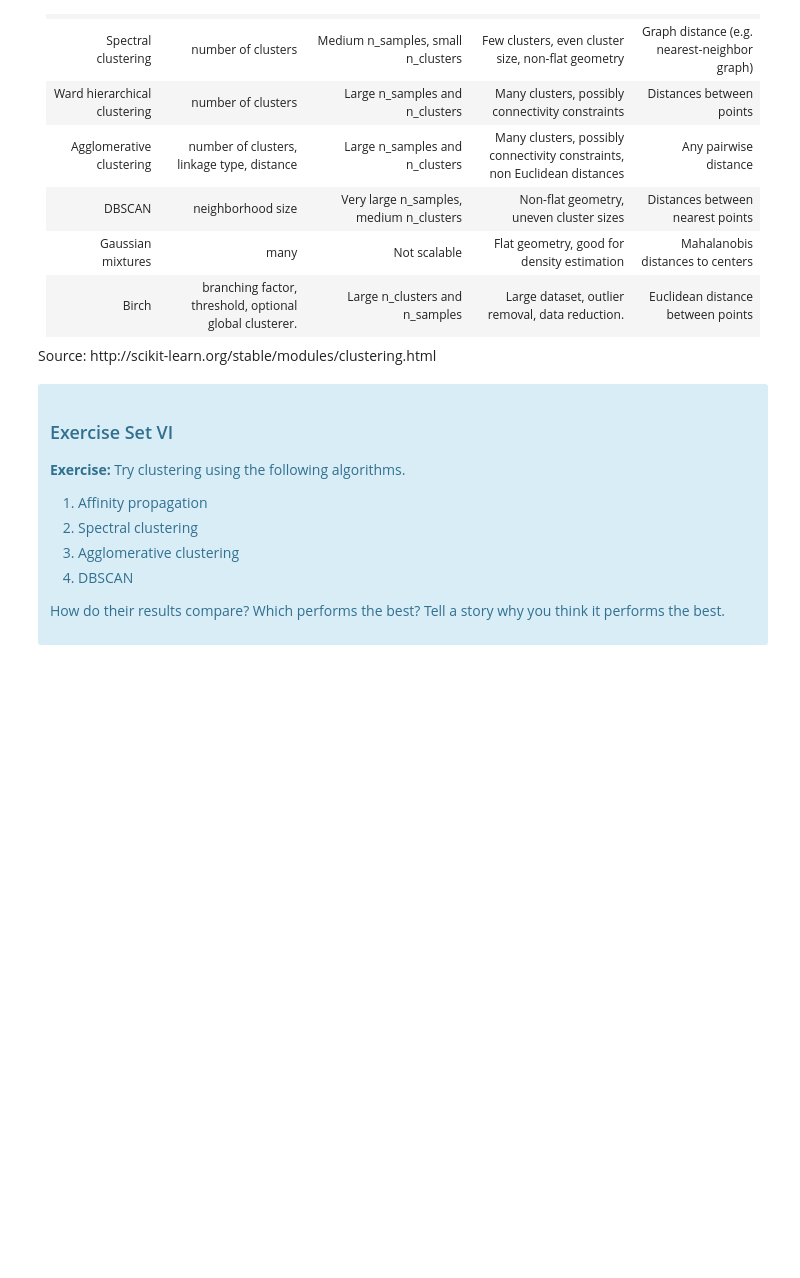
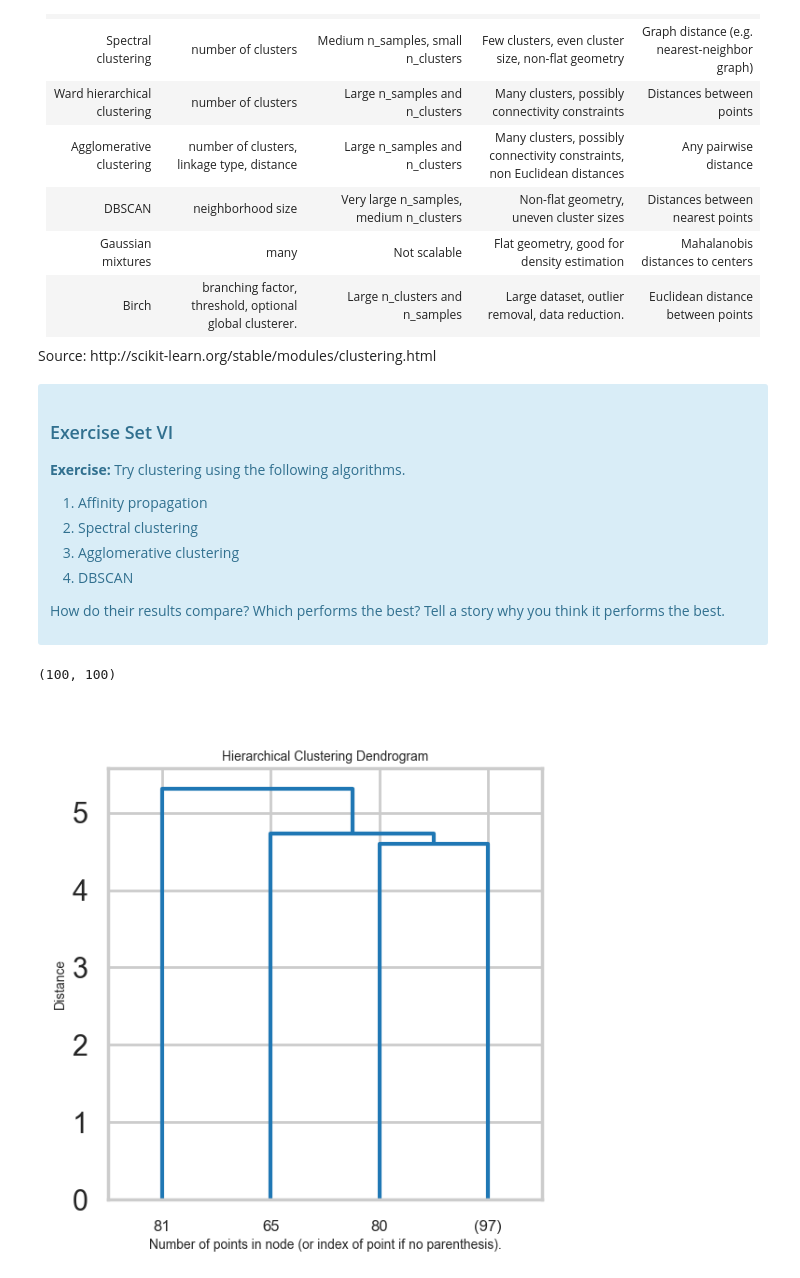
Before and after one commit to vi-c-o/mec-mini-projects, a Jupyter notebook: mec-16.2.6-clustering-mini-project/Mini_Project_Clustering.ipynb, the cells around one changed output. Saved outputs shown, nothing was run; the diff lists cells and outputs as text; code cells hidden in the pictures; blank space fills up the shorter version.

```diff
--- a/mec-16.2.6-clustering-mini-project/Mini_Project_Clustering.ipynb
+++ b/mec-16.2.6-clustering-mini-project/Mini_Project_Clustering.ipynb
@@ -799,6 +771,51 @@ bss = np.sum([np.sum(dbscan.labels_ == label) * metrics.euclidean_distances([cen
 
 n = len(X)
 db_ch_index = (bss / (n_clusters - 1)) / (wss / (n - n_clusters))
+# %%
+### Agglomerative Clustering
+
+from scipy.cluster.hierarchy import dendrogram, linkage
+from sklearn.cluster import AgglomerativeClustering
+from sklearn.metrics import pairwise_distances
+
+ac = AgglomerativeClustering(n_clusters=3)
+ac.fit(X)
+ac_score = silhouette_score(X, ac.labels_)
+
+wss = metrics.calinski_harabasz_score(X, ac.labels_)
+
+# Calculate the between-cluster dispersion
+unique_labels = set(ac.labels_)
+n_clusters = len(unique_labels)
+centroids = []
+for label in unique_labels:
+    cluster_points = X[ap.labels_ == label]
+    centroid = cluster_points.mean(axis=0)
+    centroids.append(centroid)
+centroids = np.array(centroids)
+centroid = centroids.mean(axis=0)
+bss = np.sum([np.sum(ap.labels_ == label) * metrics.euclidean_distances([centroid], [centroids[i]])[0][0]
+              for i, label in enumerate(unique_labels)])
+
+# Compute the Calinski-Harabasz index
+n = len(X)
+ac_ch_index = (bss / (n_clusters - 1)) / (wss / (n - n_clusters))
+
+distances = pairwise_distances(X)
+
+distances.shape
+# %% [output]
+(100, 100)
+# %%
+
+plt.figure(figsize=(6, 6))
+plt.title("Hierarchical Clustering Dendrogram", fontsize =10)
+dendrogram(linkage(distances), truncate_mode="level", p=2)
+plt.xlabel("Number of points in node (or index of point if no parenthesis).", fontsize =10)
+plt.ylabel("Distance" , fontsize =10)
+plt.show()
+# %% [output]
+[figure, added]
 # %%
 # Compute the silhouette scores and the Calinski-Harabasz index
 
```
Also changed, not shown: parts of 2 cells of this notebook.
